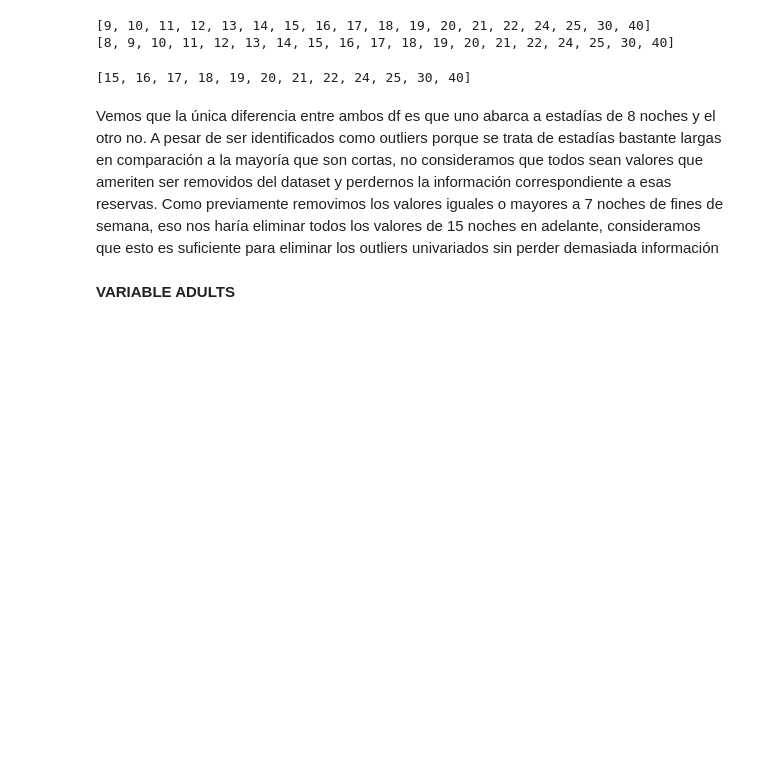
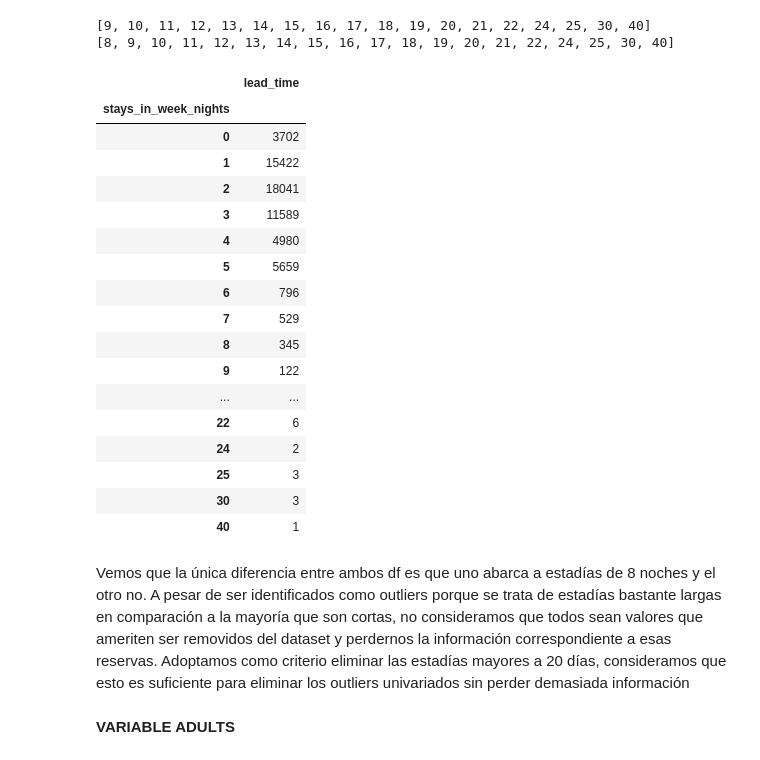
Before and after one commit to franmazzaro/7506R-2C2023-GRUPO39, a Jupyter notebook: 7506R_TP1_GRUPO39_CHP1_ENTREGA.ipynb, the cells around one changed output. Cells and saved outputs as stored; diff of their text form; code cells hidden in the pictures; blank space fills up the shorter version.

Commit message:
Agrego chequeo de outliers univariados despues de la limpieza

```diff
--- a/7506R_TP1_GRUPO39_CHP1_ENTREGA.ipynb
+++ b/7506R_TP1_GRUPO39_CHP1_ENTREGA.ipynb
@@ -467,11 +467,28 @@ print(sorted(zm_score_df["stays_in_week_nights"].unique()))
 # %% [output]
 [9, 10, 11, 12, 13, 14, 15, 16, 17, 18, 19, 20, 21, 22, 24, 25, 30, 40]
 [8, 9, 10, 11, 12, 13, 14, 15, 16, 17, 18, 19, 20, 21, 22, 24, 25, 30, 40]
-# %%
-sorted(zm_score_df[zm_score_df["stays_in_weekend_nights"] >= 7]["stays_in_week_nights"].unique())
-# %% [output]
-[15, 16, 17, 18, 19, 20, 21, 22, 24, 25, 30, 40]
+# %%
+reservas[["stays_in_week_nights", "lead_time"]].groupby(["stays_in_week_nights"]).count()
+# %% [output]
+|  | lead_time |
+| stays_in_week_nights |  |
+| 0 | 3702 |
+| 1 | 15422 |
+| 2 | 18041 |
+| 3 | 11589 |
+| 4 | 4980 |
+| 5 | 5659 |
+| 6 | 796 |
+| 7 | 529 |
+| 8 | 345 |
+| 9 | 122 |
+| ... | ... |
+| 22 | 6 |
+| 24 | 2 |
+| 25 | 3 |
+| 30 | 3 |
+| 40 | 1 |
 # %% [markdown]
 Vemos que la única diferencia entre ambos df es que uno abarca a estadías de 8 noches y el otro no.
 A pesar de ser identificados como outliers porque se trata de estadías bastante largas en comparación a la mayoría que son cortas, no consideramos que todos sean valores que ameriten ser removidos del dataset y perdernos la información correspondiente a esas reservas.
-Como previamente removimos los valores iguales o mayores a 7 noches de fines de semana, eso nos haría eliminar todos los valores de 15 noches en adelante, consideramos que esto es suficiente para eliminar los outliers univariados sin perder demasiada información
+Adoptamos como criterio eliminar las estadías mayores a 20 días, consideramos que esto es suficiente para eliminar los outliers univariados sin perder demasiada información
```
Also changed, not shown: parts of 10 cells of this notebook.
